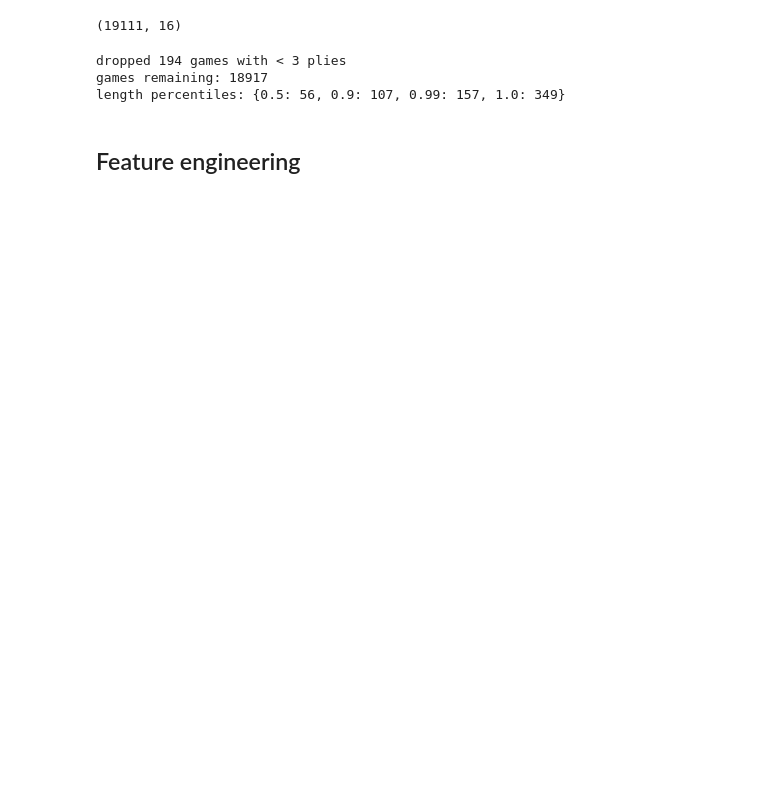
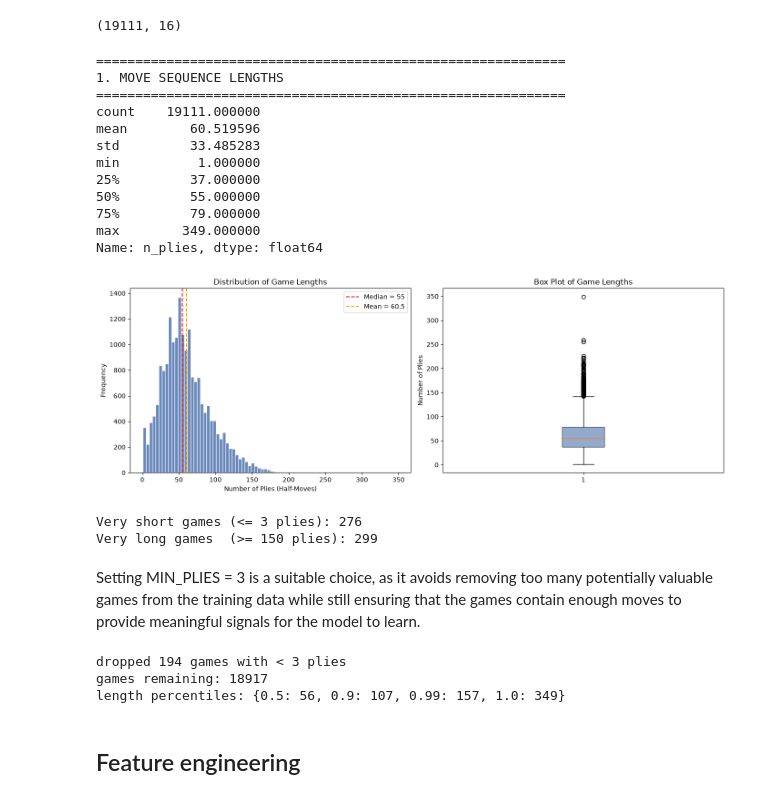
Before and after one commit to weih04/Recommendation-System, a Jupyter notebook: Chess-Dataset/cleaning_and_feature_engineering.ipynb, the cells around one changed output. Drawn from its saved outputs; the diff is of its cells as text; code cells hidden in the pictures; blank space fills up the shorter version.

```diff
--- a/Chess-Dataset/cleaning_and_feature_engineering.ipynb
+++ b/Chess-Dataset/cleaning_and_feature_engineering.ipynb
@@ -11,6 +13,7 @@ from collections import Counter
 # %%
 raw_data = Path("games_export.csv")
 out_data = Path("data/processed"); out_data.mkdir(parents=True, exist_ok=True)
+out_images = Path("images"); out_images.mkdir(parents=True, exist_ok=True)
 
 chess_dataset = pd.read_csv(raw_data)
 # %%
@@ -120,6 +120,58 @@ df["n_plies"] = df["tokens"].str.len()
 
 assert (df["n_plies"] == df["turns"]).all(), "turns column disagrees with move count"
 assert (df["opening_ply"] <= df["n_plies"]).all()
+# %%
+# ====== MOVE SEQUENCE LENGTHS ======
+
+print("=" * 60)
+print("1. MOVE SEQUENCE LENGTHS")
+print("=" * 60)
+
+# n_plies = number of move tokens per game (verified equal to the dataset's `turns` column)
+print(df["n_plies"].describe())
+
+fig, axes = plt.subplots(1, 2, figsize=(14, 5))
+
+# Histogram
+axes[0].hist(df["n_plies"], bins=80, color="#4C72B0", edgecolor="white", alpha=0.85)
+axes[0].set_xlabel("Number of Plies (Half-Moves)")
+axes[0].set_ylabel("Frequency")
+axes[0].set_title("Distribution of Game Lengths")
+axes[0].axvline(df["n_plies"].median(), color="red", linestyle="--", label=f'Median = {df["n_plies"].median():.0f}')
+axes[0].axvline(df["n_plies"].mean(), color="orange", linestyle="--", label=f'Mean = {df["n_plies"].mean():.1f}')
+axes[0].legend()
+
+# Box plot to highlight outliers
+axes[1].boxplot(df["n_plies"], orientation="vertical", patch_artist=True,
+                boxprops=dict(facecolor="#4C72B0", alpha=0.6))
+axes[1].set_ylabel("Number of Plies")
+axes[1].set_title("Box Plot of Game Lengths")
+
+plt.tight_layout()
+plt.savefig(out_images / "eda_1_move_sequence_lengths.png", dpi=150, bbox_inches="tight")
+plt.show()
+
+# Flag very short and very long games
+print(f"\nVery short games (<= {MIN_PLIES} plies): {(df['n_plies'] <= MIN_PLIES).sum()}")
+print(f"Very long games  (>= 150 plies): {(df['n_plies'] >= 150).sum()}")
+# %% [output]
+============================================================
+1. MOVE SEQUENCE LENGTHS
+============================================================
+count    19111.000000
+mean        60.519596
+std         33.485283
+min          1.000000
+25%         37.000000
+50%         55.000000
+75%         79.000000
+max        349.000000
+Name: n_plies, dtype: float64
+[figure, added]
+Very short games (<= 3 plies): 276
+Very long games  (>= 150 plies): 299
+# %% [markdown]
+Setting MIN_PLIES = 3 is a suitable choice, as it avoids removing too many potentially valuable games from the training data while still ensuring that the games contain enough moves to provide meaningful signals for the model to learn.
 # %%
 # remove short session games <3 turns (not useful for next-move prediction)
 before = len(df)
```
Also changed, not shown: parts of 6 cells of this notebook, 16 other files.
